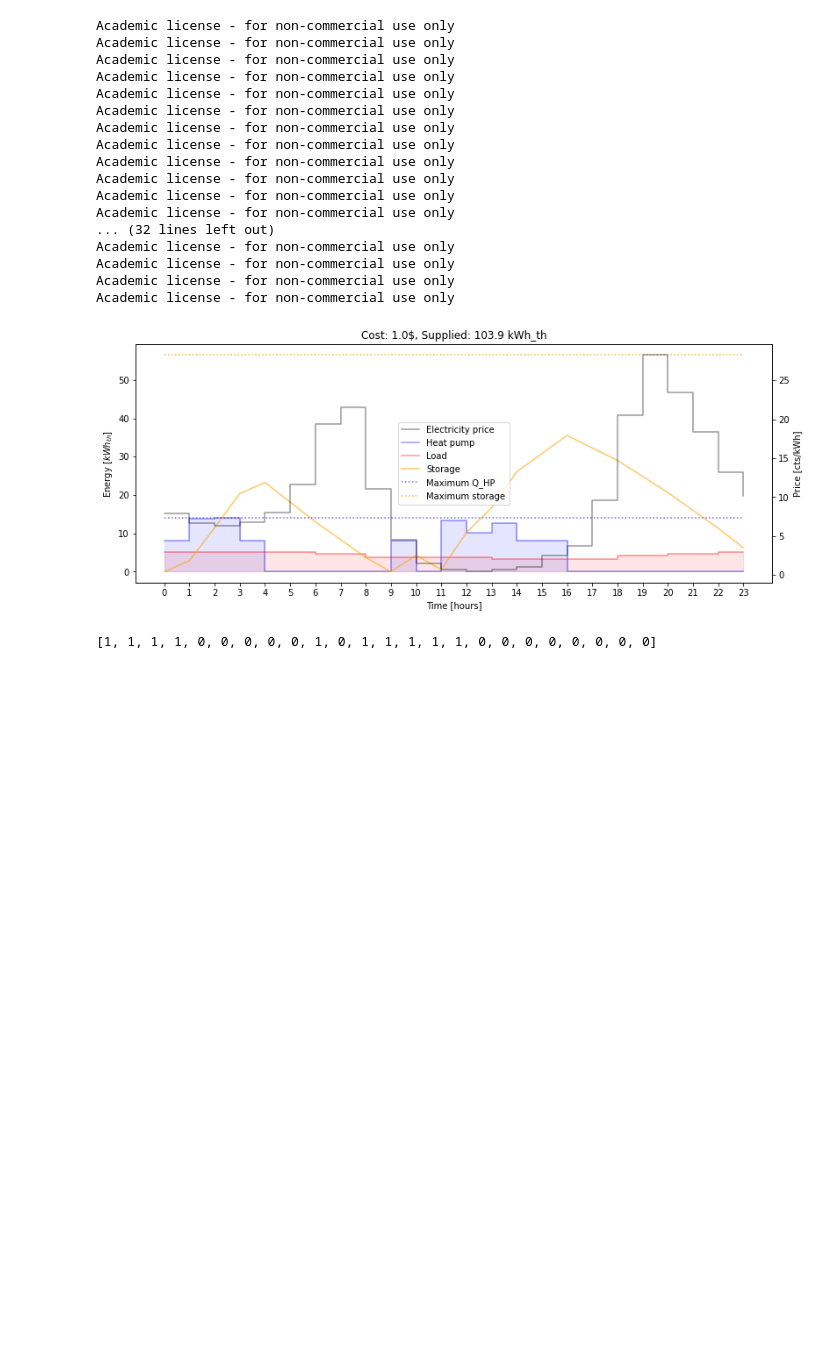
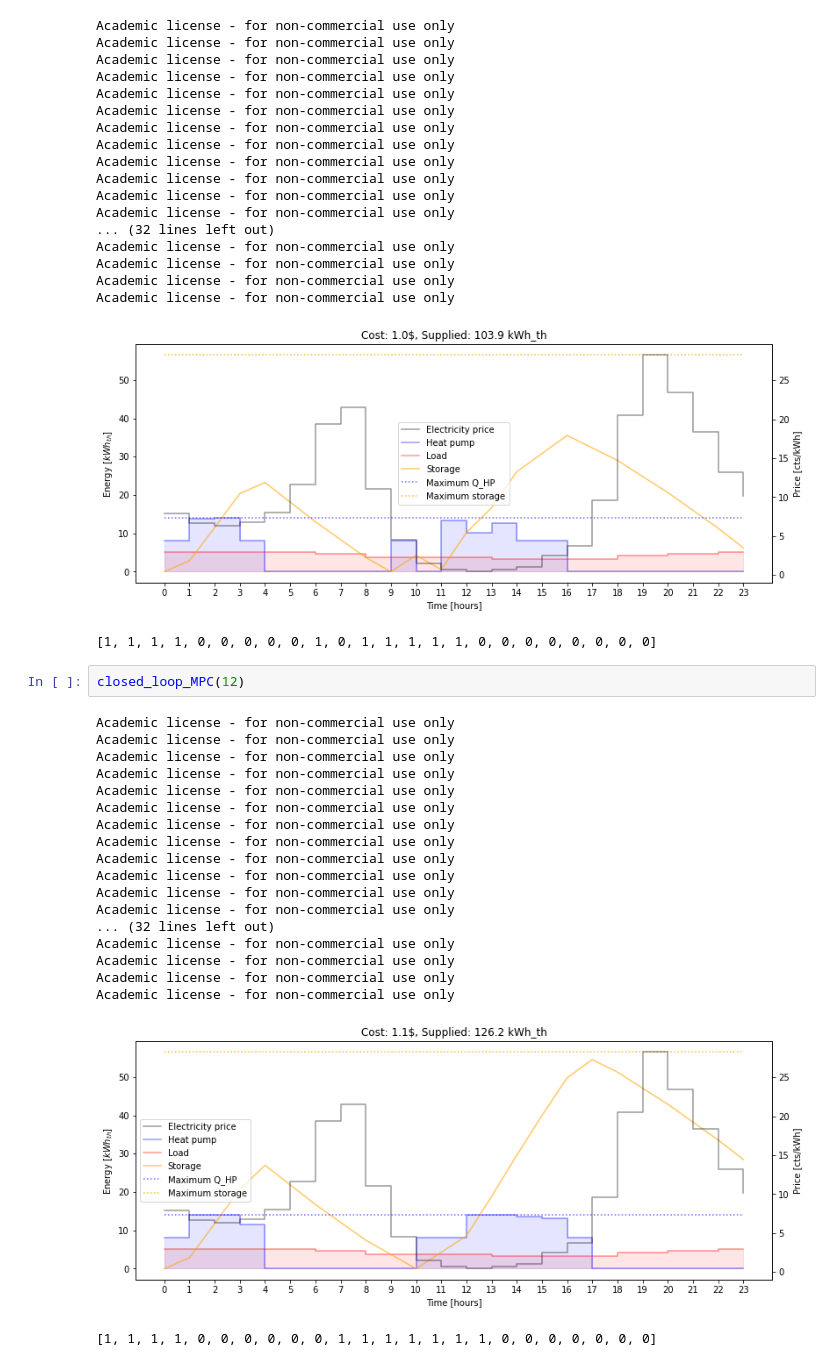
Before and after one commit to thdfw/master_thesis, a Jupyter notebook: gridworks/documentation/optimal_sequencer.ipynb, the cells around one changed output. Saved outputs shown, nothing was run; the diff lists cells and outputs as text; blank space fills up the shorter version.

```diff
--- a/gridworks/documentation/optimal_sequencer.ipynb
+++ b/gridworks/documentation/optimal_sequencer.ipynb
@@ -418,3 +396,25 @@ Academic license - for non-commercial use only
 Academic license - for non-commercial use only
 [figure]
 [1, 1, 1, 1, 0, 0, 0, 0, 0, 1, 0, 1, 1, 1, 1, 1, 0, 0, 0, 0, 0, 0, 0, 0]
+# %%
+closed_loop_MPC(12)
+# %% [output]
+Academic license - for non-commercial use only
+Academic license - for non-commercial use only
+Academic license - for non-commercial use only
+Academic license - for non-commercial use only
+Academic license - for non-commercial use only
+Academic license - for non-commercial use only
+Academic license - for non-commercial use only
+Academic license - for non-commercial use only
+Academic license - for non-commercial use only
+Academic license - for non-commercial use only
+Academic license - for non-commercial use only
+Academic license - for non-commercial use only
+... (32 lines left out)
+Academic license - for non-commercial use only
+Academic license - for non-commercial use only
+Academic license - for non-commercial use only
+Academic license - for non-commercial use only
+[figure, added]
+[1, 1, 1, 1, 0, 0, 0, 0, 0, 0, 1, 1, 1, 1, 1, 1, 1, 0, 0, 0, 0, 0, 0, 0]
```
Also changed, not shown: parts of 2 cells of this notebook, 12 other files.
